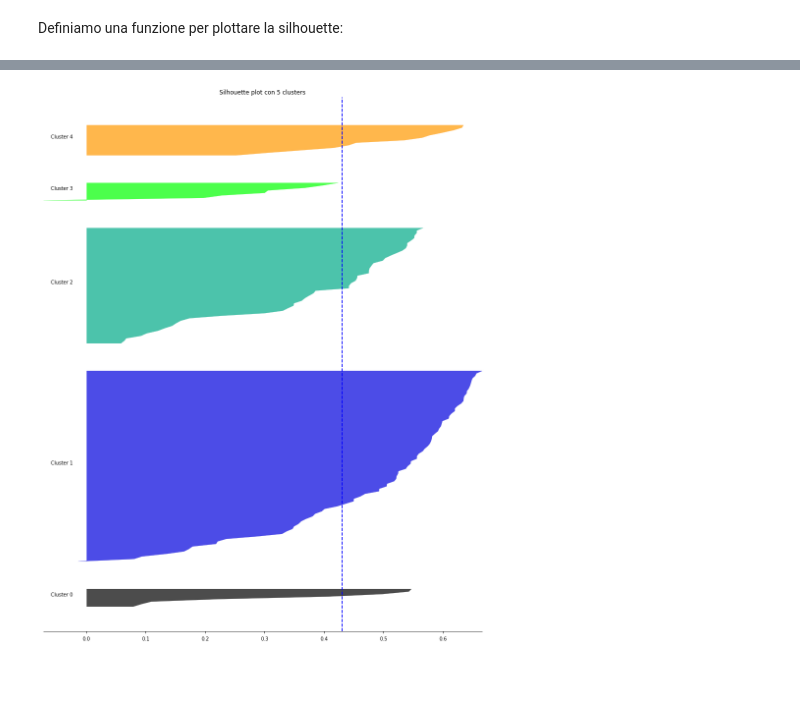
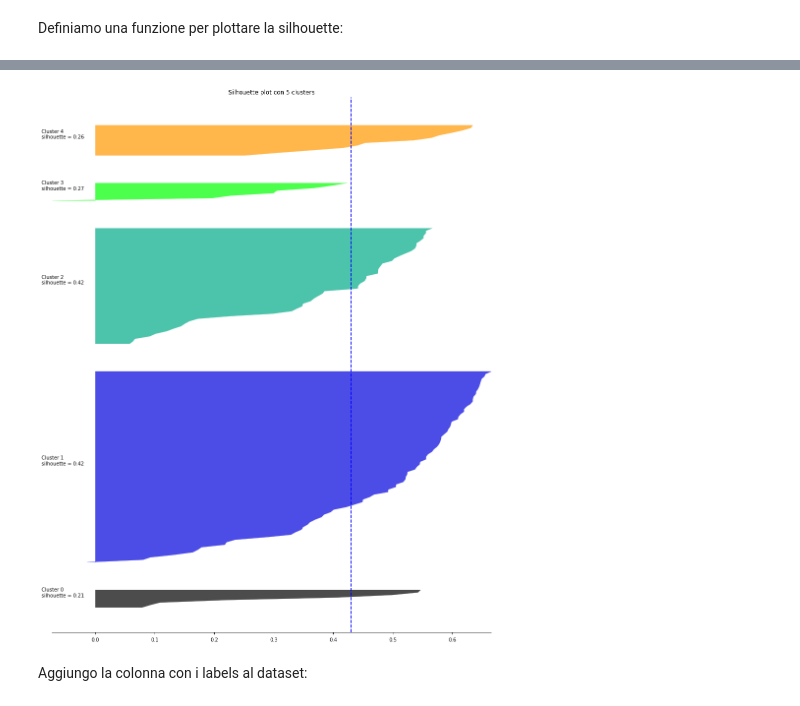
Before and after one commit to PCampi/progettoDT-ML, a Jupyter notebook: Analisi esplorativa e clustering.ipynb, the cells around one changed output, grey strips where cells are left out. Saved outputs shown, nothing was run; the diff lists cells and outputs as text; code cells hidden in the pictures; blank space fills up the shorter version.

```diff
--- a/Analisi esplorativa e clustering.ipynb
+++ b/Analisi esplorativa e clustering.ipynb
@@ -309,6 +306,9 @@ If you're reading this message in another frontend (for example, a static render
 best_index = np.argmax(avg_silhouette.values)
 best_silhouette = avg_silhouette.iloc[0, best_index]
 best_n_cluster = avg_silhouette.columns[best_index]
+
+best_cluster_labels = labels[labels.columns[best_index]].values
+
 print("Best silhouette score is {:6.4f} with {} clusters"
      .format(best_silhouette, best_n_cluster))
 # %% [output]
@@ -328,3 +328,19 @@ with sns.axes_style('darkgrid'):
 ### Plot dei valori di silhouette
 # %% [markdown]
 Definiamo una funzione per plottare la silhouette:
+# %%
+# define a function that outputs the silhouette values for each cluster
+def silhouette_for_clusters(labels, silhouettes):
+    if len(labels) != len(silhouettes):
+        raise ValueError("Lenght of labels ({}) differs from length of silhouettes ({})"
+                        .format(len(labels), len(silhouettes)))
+
+    cluster_names, cluster_size = np.unique(labels, return_counts=True)
+    cluster_silh = {n: np.mean(silhouettes[labels == n]) for n in cluster_names}
+
+    return cluster_silh, cluster_size
+# %%
+cluster_silh, cluster_size = silhouette_for_clusters(
+    best_cluster_labels,
+    point_silhouette[best_index].values
+)
@@ -331,5 +359,5 @@ Definiamo una funzione per plottare la silhouette:
 # %%
-def plot_silhouette(cluster_labels, avg_silh, point_silh, n_clusters, fig, ax):
+def plot_silhouette(cluster_labels, avg_silh, point_silh, cluster_silh, n_clusters, fig, ax):
     """Make a silhouette plot.
 
     Parameters
@@ -368,7 +396,8 @@ def plot_silhouette(cluster_labels, avg_silh, point_silh, n_clusters, fig, ax):
                         facecolor=color, edgecolor=color, alpha=0.7)
 
         # Label with the cluster number in the middle
-        ax.text(-0.06, y_lower + 0.5 * ith_cluster_size, "Cluster {}".format(str(i)))
+        text = "Cluster {}\nsilhouette = {:4.2f}".format(str(i), cluster_silh[i])
+        ax.text(-0.09, y_lower + 0.5 * ith_cluster_size, text)
         y_lower = y_upper + 10
 
     ax.set_title("Silhouette plot con {} clusters".format(n_clusters))
@@ -379,13 +408,17 @@ def plot_silhouette(cluster_labels, avg_silh, point_silh, n_clusters, fig, ax):
 # %%
 fig, ax = pl.subplots(ncols=1, figsize=(16, 20))
 plot_silhouette(labels[best_n_cluster].values,
                 avg_silhouette[best_n_cluster].values,
                 point_silhouette[best_n_cluster].values,
+                cluster_silh,
                 best_n_cluster,
                 fig, ax)
 sns.despine()
 ax.spines['left'].set_visible(False)
 ax.axes.get_yaxis().set_visible(False)
 pl.show()
+fig.savefig('Silhouette.pdf')
 # %% [output]
-[figure, old version]
+[figure, new version]
+# %% [markdown]
+Aggiungo la colonna con i labels al dataset:
```
Also changed, not shown: parts of 15 cells of this notebook.
